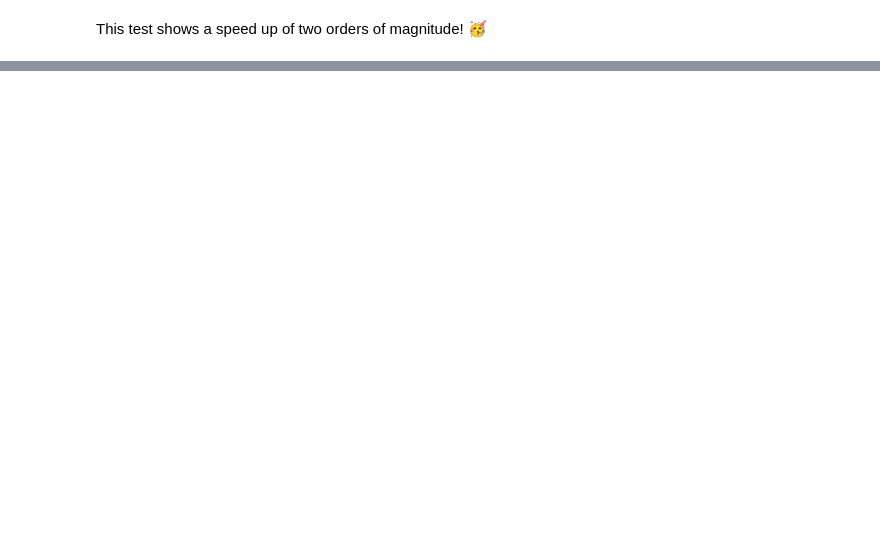
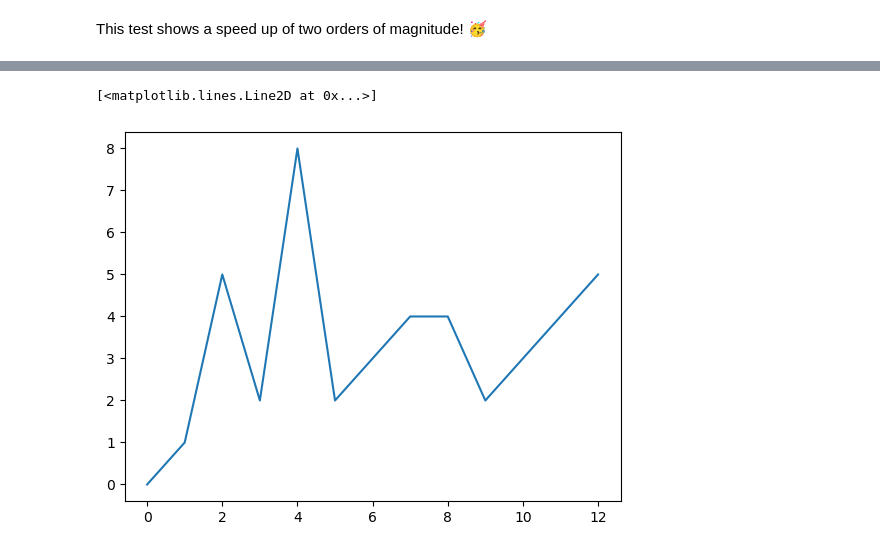
Before and after one commit to fevangelista/Quantum-Chemistry-Foundations, a Jupyter notebook: 01-Scientific Computing.ipynb, the cells around one changed output, grey strips where cells are left out. Drawn from its saved outputs; the diff is of its cells as text; code cells hidden in the pictures; blank space fills up the shorter version.

```diff
--- a/01-Scientific Computing.ipynb
+++ b/01-Scientific Computing.ipynb
@@ -155,0 +354,8 @@ This test shows a speed up of two orders of magnitude! 🥳
+# %%
+import matplotlib.pylab as plt
+
+x = np.array([0,1,5,2,8,2,3,4,4,2,3,4,5])
+plt.plot(x)
+# %% [output]
+[<matplotlib.lines.Line2D at 0x...>]
+[figure, added]
```
Also changed, not shown: parts of 37 cells of this notebook, 2 other files.
